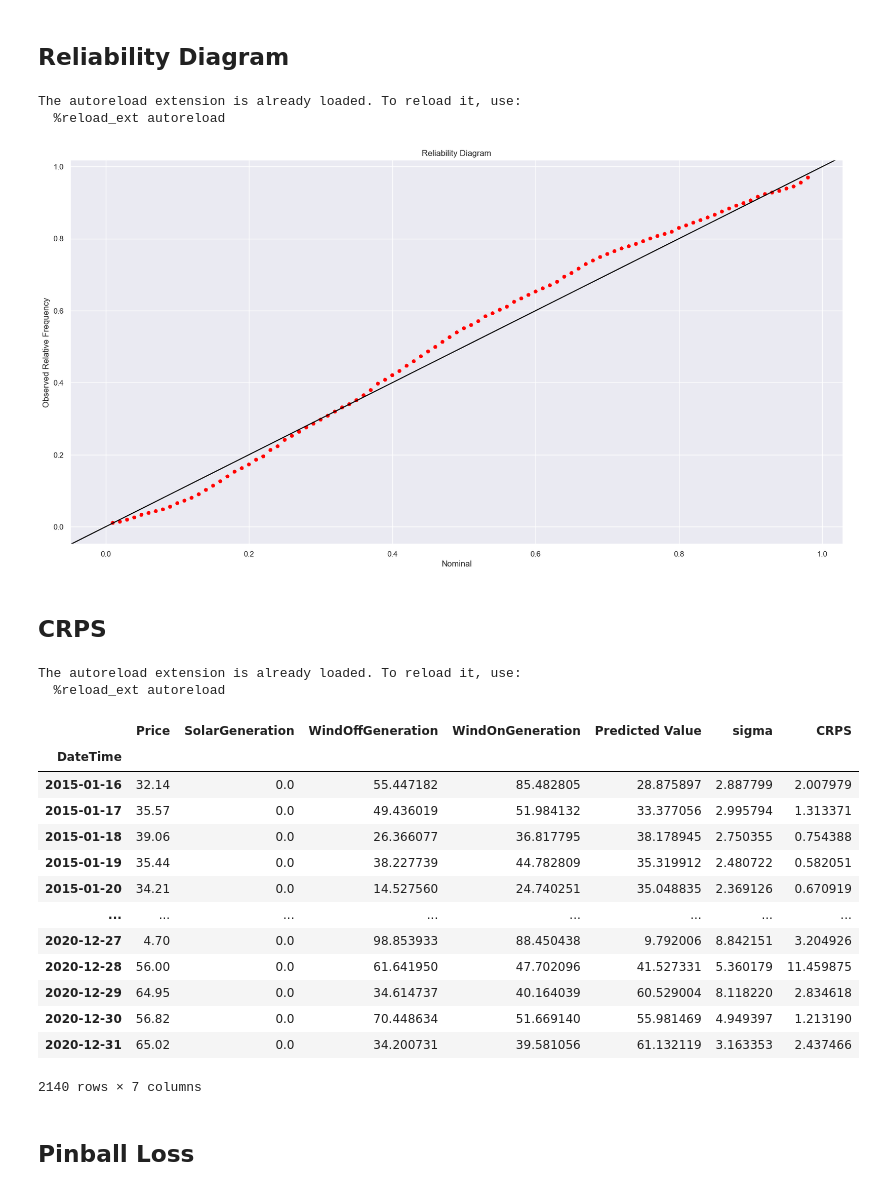
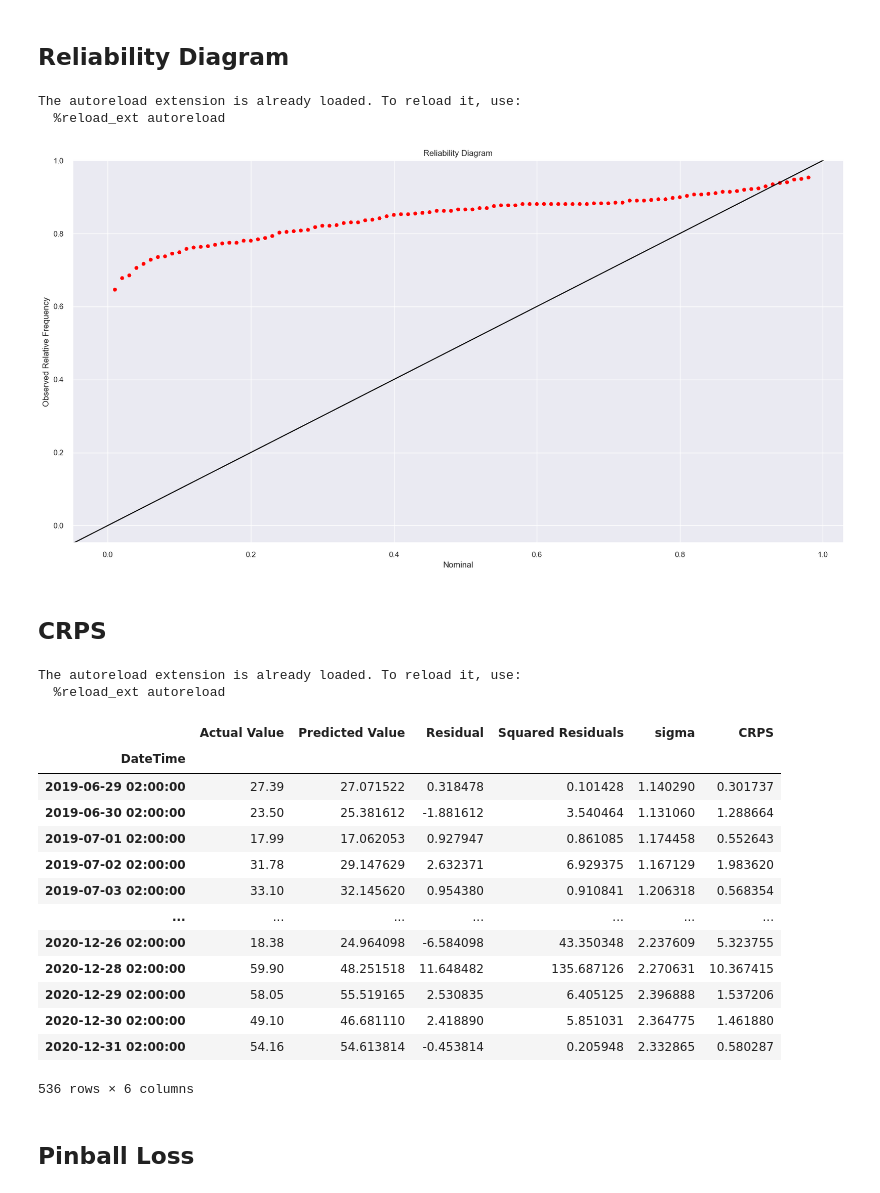
Before and after one commit to KlimisStilp/Price_Timeseries_UK_VScode, a Jupyter notebook: Price Timeseries UK/Totalload_SolarWind_Price_Timeseries.ipynb, the cells around one changed output. Drawn from its saved outputs; the diff is of its cells as text; code cells hidden in the pictures.

Commit message:
split dataset to train and test

```diff
--- a/Price Timeseries UK/Totalload_SolarWind_Price_Timeseries.ipynb
+++ b/Price Timeseries UK/Totalload_SolarWind_Price_Timeseries.ipynb
@@ -303,13 +303,20 @@ df_hour[23]
 # %% [markdown]
 ## Dataset Split
 # %%
+from sklearn.model_selection import train_test_split
+
 # Splitting every dataset for our dependent and independent variables
 
-X = {hour: pd.DataFrame() for hour in hours}
-y = {hour: pd.DataFrame() for hour in hours}
+X_train = {hour: pd.DataFrame() for hour in hours}
+y_train = {hour: pd.DataFrame() for hour in hours}
+X_test = {hour: pd.DataFrame() for hour in hours}
+y_test = {hour: pd.DataFrame() for hour in hours}
+
 for hour in range(len(hours)):
-    X[hour] = df_hour[hour].drop(columns='Price')
-    y[hour] = df_hour[hour].Price
+    X_train[hour], X_test[hour], y_train[hour], y_test[hour] = train_test_split(df_hour[hour].drop(columns='Price'),
+                                                                                df_hour[hour]['Price'],
+                                                                                test_size=0.25,
+                                                                                shuffle=False)
 # %% [markdown]
 ## Lasso Regressor and TimeSeriesSplit
 # %%
@@ -373,10 +379,11 @@ model_results
 
 df_coef = {hour: pd.DataFrame() for hour in hours}
 for hour in hours:
-    df_coef[hour].index = X[hour].transpose().index
-    df_coef[hour]['Coefficients'] = model[hour].coef_.transpose()
+    df_coef[hour].index = X_train[hour].transpose().index
+    df_coef[hour]['Coefficients'] = model_train[hour].coef_.transpose()
     df_coef[hour].sort_values(by='Coefficients', ascending=False, inplace=True)
     df_coef[hour]
 
 # Example of coefficient table of our top 10 coefficients for hour 8:00
-a = df_coef[8].head(10)
+a = df_coef[18].head(10)
+a
@@ -399,14 +418,14 @@ lasso = {hour: pd.DataFrame() for hour in hours}
 
 for hour in hours:
     lasso[hour] = pd.DataFrame(columns=['Actual Value', 'Predicted Value', 'Residual', 'Squared Residuals'])
-    lasso[hour]['Actual Value'] = y[hour]
-    lasso[hour]['Predicted Value'] = model[hour].predict(X[hour])
+    lasso[hour]['Actual Value'] = y_test[hour]
+    lasso[hour]['Predicted Value'] = model_train[hour].predict(X_test[hour])
     lasso[hour]['Residual'] = lasso[hour]['Actual Value'] - lasso[hour]['Predicted Value']
     lasso[hour]['Squared Residuals'] = lasso[hour]['Residual'].mul(lasso[hour]['Residual'])
 
 
 # Example of the table
-lasso[15]
+lasso[18]
 # %% [output]
 |  | Actual Value | Predicted Value | Residual | Squared Residuals |
 | DateTime |  |  |  |  |
@@ -538,9 +526,5 @@ df_results = {hour: pd.DataFrame() for hour in hours}
 
 
 for hour in hours:
-    df_results[hour] = pd.merge(df_hour[hour][['Price', 'SolarGeneration', 'WindOffGeneration', 'WindOnGeneration']],
-                                     lasso[hour]['Predicted Value'],
-                                     how='left',
-                                     right_index=True,
-                                     left_index=True)
-    df_results[hour]['sigma'] = garch_lasso[hour].conditional_volatility
+    df_results[hour] = lasso[hour]
+    df_results[hour]['sigma'] = np.sqrt(garch_lasso[hour].conditional_volatility )
@@ -549,18 +550,18 @@ for hour in hours:
 # %%
 %load_ext autoreload
 
 %autoreload 2
 
 from ProbEval import reliability_diagram
 
-reliability_diagram(df=df_results[15],
-                    obs='Price',
+reliability_diagram(df=df_results[18],
+                    obs='Actual Value',
                     mu='Predicted Value',
                     std='sigma')
 # %% [output]
 The autoreload extension is already loaded. To reload it, use:
   %reload_ext autoreload
-[figure, old version]
+[figure, new version]
 # %% [markdown]
 ## CRPS
 # %%
@@ -574,28 +575,28 @@ from ProbEval import crps_norm
 # Populate CRPS score to every dataframe
 for hour in hours:
     df_results[hour]['CRPS'] = crps_norm(df_results[hour],
-                                         obs='Price',
+                                         obs='Actual Value',
                                          m='Predicted Value',
                                          sigma='sigma')
 
-df_results[0]
+df_results[2]
 # %% [output]
 The autoreload extension is already loaded. To reload it, use:
   %reload_ext autoreload
-|  | Price | SolarGeneration | WindOffGeneration | WindOnGeneration | Predicted Value | sigma | CRPS |
-| DateTime |  |  |  |  |  |  |  |
-| 2015-01-16 | 32.14 | 0.0 | 55.447182 | 85.482805 | 28.875897 | 2.887799 | 2.007979 |
-| 2015-01-17 | 35.57 | 0.0 | 49.436019 | 51.984132 | 33.377056 | 2.995794 | 1.313371 |
-| 2015-01-18 | 39.06 | 0.0 | 26.366077 | 36.817795 | 38.178945 | 2.750355 | 0.754388 |
-| 2015-01-19 | 35.44 | 0.0 | 38.227739 | 44.782809 | 35.319912 | 2.480722 | 0.582051 |
-| 2015-01-20 | 34.21 | 0.0 | 14.527560 | 24.740251 | 35.048835 | 2.369126 | 0.670919 |
-| ... | ... | ... | ... | ... | ... | ... | ... |
-| 2020-12-27 | 4.70 | 0.0 | 98.853933 | 88.450438 | 9.792006 | 8.842151 | 3.204926 |
-| 2020-12-28 | 56.00 | 0.0 | 61.641950 | 47.702096 | 41.527331 | 5.360179 | 11.459875 |
-| 2020-12-29 | 64.95 | 0.0 | 34.614737 | 40.164039 | 60.529004 | 8.118220 | 2.834618 |
-| 2020-12-30 | 56.82 | 0.0 | 70.448634 | 51.669140 | 55.981469 | 4.949397 | 1.213190 |
-| 2020-12-31 | 65.02 | 0.0 | 34.200731 | 39.581056 | 61.132119 | 3.163353 | 2.437466 |
+|  | Actual Value | Predicted Value | Residual | Squared Residuals | sigma | CRPS |
+| DateTime |  |  |  |  |  |  |
+| 2019-06-29 02:00:00 | 27.39 | 27.071522 | 0.318478 | 0.101428 | 1.140290 | 0.301737 |
+| 2019-06-30 02:00:00 | 23.50 | 25.381612 | -1.881612 | 3.540464 | 1.131060 | 1.288664 |
+| 2019-07-01 02:00:00 | 17.99 | 17.062053 | 0.927947 | 0.861085 | 1.174458 | 0.552643 |
+| 2019-07-02 02:00:00 | 31.78 | 29.147629 | 2.632371 | 6.929375 | 1.167129 | 1.983620 |
+| 2019-07-03 02:00:00 | 33.10 | 32.145620 | 0.954380 | 0.910841 | 1.206318 | 0.568354 |
+| ... | ... | ... | ... | ... | ... | ... |
+| 2020-12-26 02:00:00 | 18.38 | 24.964098 | -6.584098 | 43.350348 | 2.237609 | 5.323755 |
+| 2020-12-28 02:00:00 | 59.90 | 48.251518 | 11.648482 | 135.687126 | 2.270631 | 10.367415 |
+| 2020-12-29 02:00:00 | 58.05 | 55.519165 | 2.530835 | 6.405125 | 2.396888 | 1.537206 |
+| 2020-12-30 02:00:00 | 49.10 | 46.681110 | 2.418890 | 5.851031 | 2.364775 | 1.461880 |
+| 2020-12-31 02:00:00 | 54.16 | 54.613814 | -0.453814 | 0.205948 | 2.332865 | 0.580287 |
-2140 rows × 7 columns
+536 rows × 6 columns
 # %% [markdown]
 ## Pinball Loss
 # %%
```
Also changed, not shown: parts of 19 cells of this notebook.
